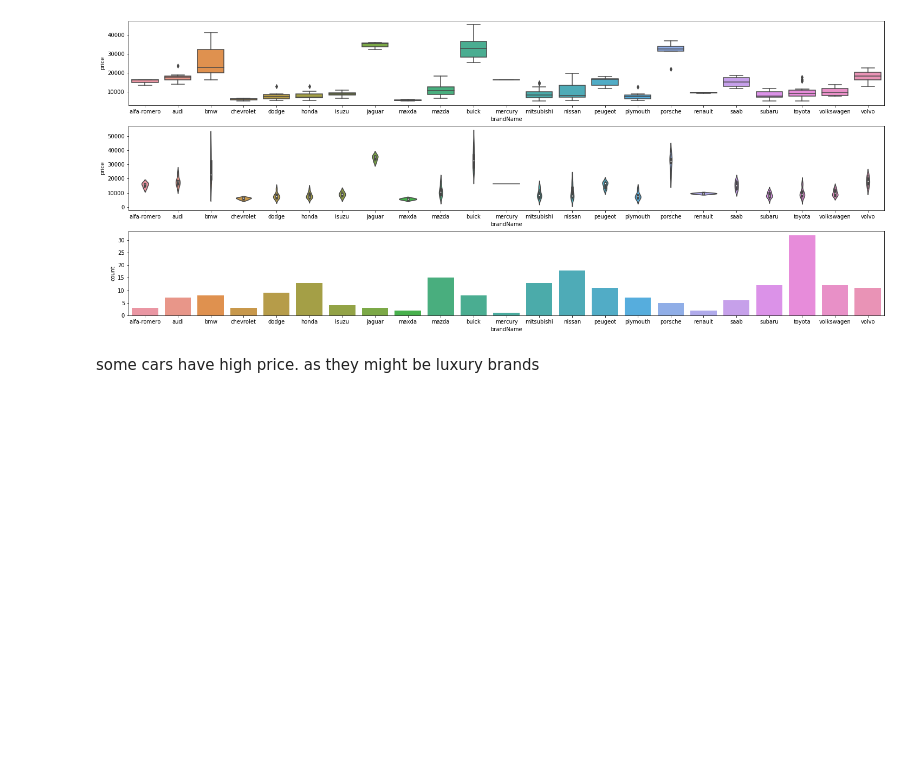
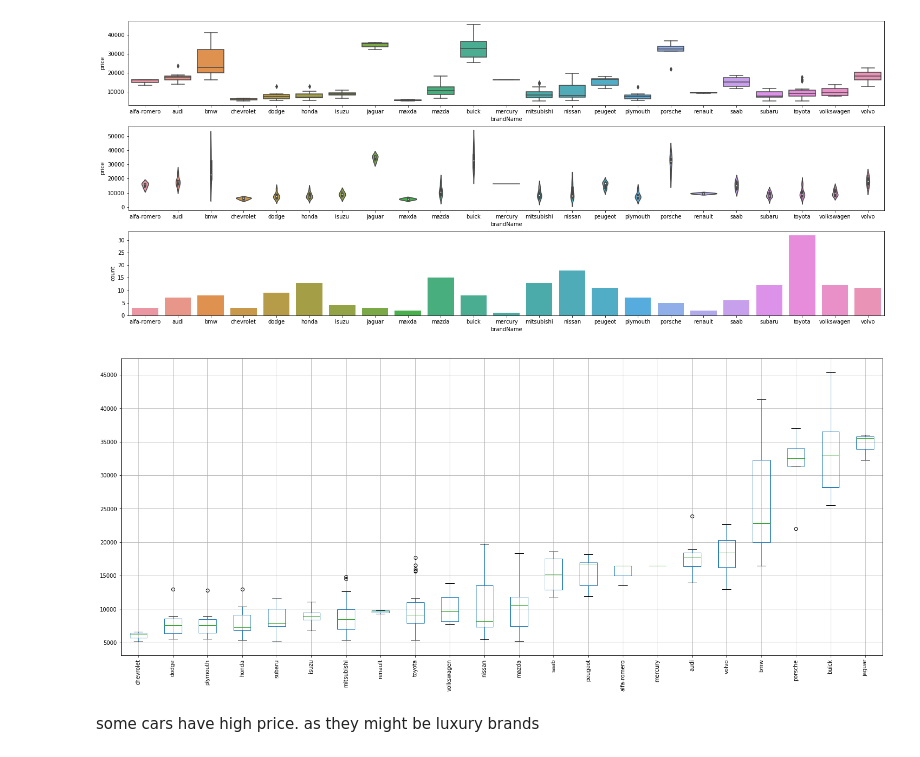
Before and after one commit to prateekkohli1992/regression_1, a Jupyter notebook: EDA_2.ipynb, the cells around one changed output. Cells and saved outputs as stored; diff of their text form; code cells hidden in the pictures; blank space fills up the shorter version.

```diff
--- a/EDA_2.ipynb
+++ b/EDA_2.ipynb
@@ -99,3 +99,17 @@ sns.countplot(data=data,x='brandName',ax=ax2)
 plt.show()
 # %% [output]
 [figure]
+# %%
+def boxplot_sorted(df, by, column):
+  df2 = pd.DataFrame({col:vals[column] for col, vals in df.groupby(by)})
+  meds = df2.mean().sort_values()
+  df2[meds.index].boxplot(rot=90)
+# %%
+data['lnprice']=np.log(data['price'])
+# %%
+data['brandName']=data['brandName'].apply(lambda x:'mazda' if x=='maxda' else x)
+# %%
+fig = plt.figure(figsize=(25, 10))
+boxplot_sorted(data, by=["brandName"], column="price")
+# %% [output]
+[figure, added]
```
Also changed, not shown: parts of 1 cell of this notebook, 2 other files.
